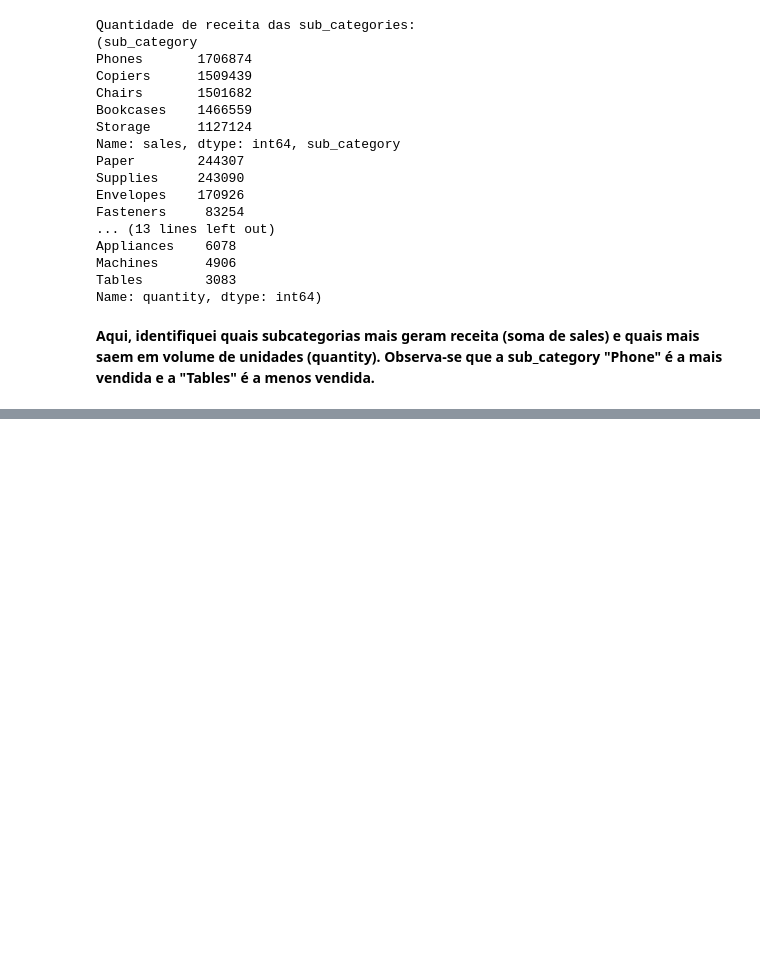
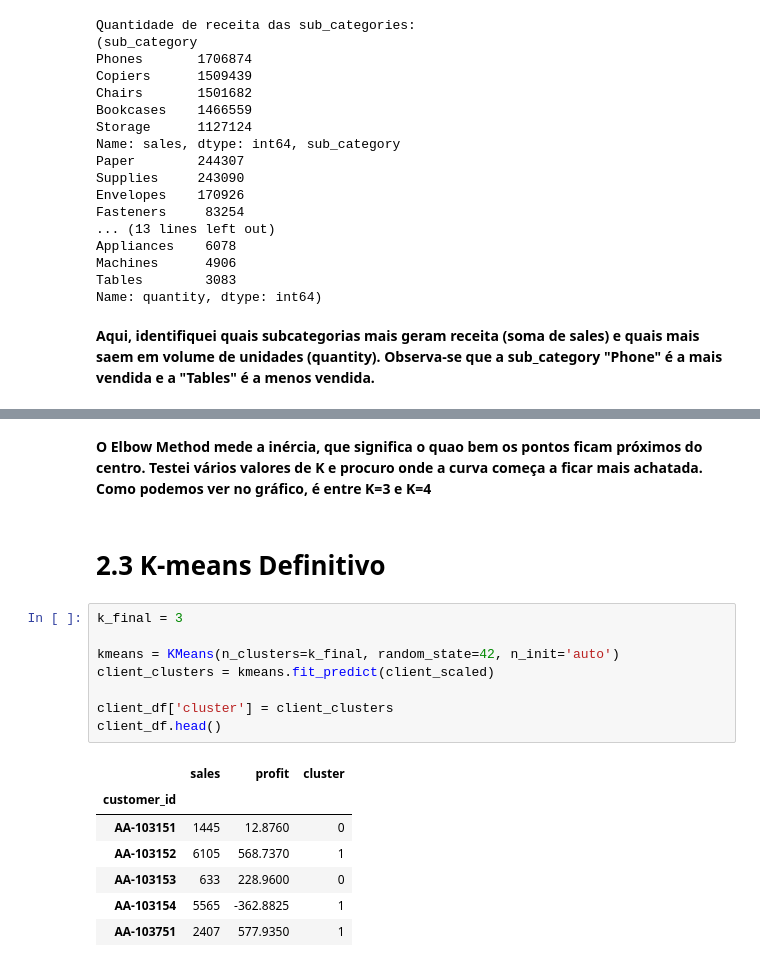
Before and after one commit to thiagoroncete/Trabalho-SuperStore, a Jupyter notebook: trabalho-cd.ipynb, the cells around one changed output, grey strips where cells are left out. Cells and saved outputs as stored; diff of their text form; blank space fills up the shorter version.

```diff
--- a/trabalho-cd.ipynb
+++ b/trabalho-cd.ipynb
@@ -219,0 +264,20 @@ Observa-se que a sub_category "Phone" é a mais vendida e a "Tables" é a menos
+# %% [markdown]
+**O Elbow Method mede a inércia, que significa o quao bem os pontos ficam próximos do centro. Testei vários valores de K e procuro onde a curva começa a ficar mais achatada. Como podemos ver no gráfico, é entre K=3 e K=4**
+# %% [markdown]
+# 2.3 K-means Definitivo
+# %%
+k_final = 3
+
+kmeans = KMeans(n_clusters=k_final, random_state=42, n_init='auto')
+client_clusters = kmeans.fit_predict(client_scaled)
+
+client_df['cluster'] = client_clusters
+client_df.head()
+# %% [output]
+|  | sales | profit | cluster |
+| customer_id |  |  |  |
+| AA-103151 | 1445 | 12.8760 | 0 |
+| AA-103152 | 6105 | 568.7370 | 1 |
+| AA-103153 | 633 | 228.9600 | 0 |
+| AA-103154 | 5565 | -362.8825 | 1 |
+| AA-103751 | 2407 | 577.9350 | 1 |
```
Also changed, not shown: parts of 10 cells of this notebook.
